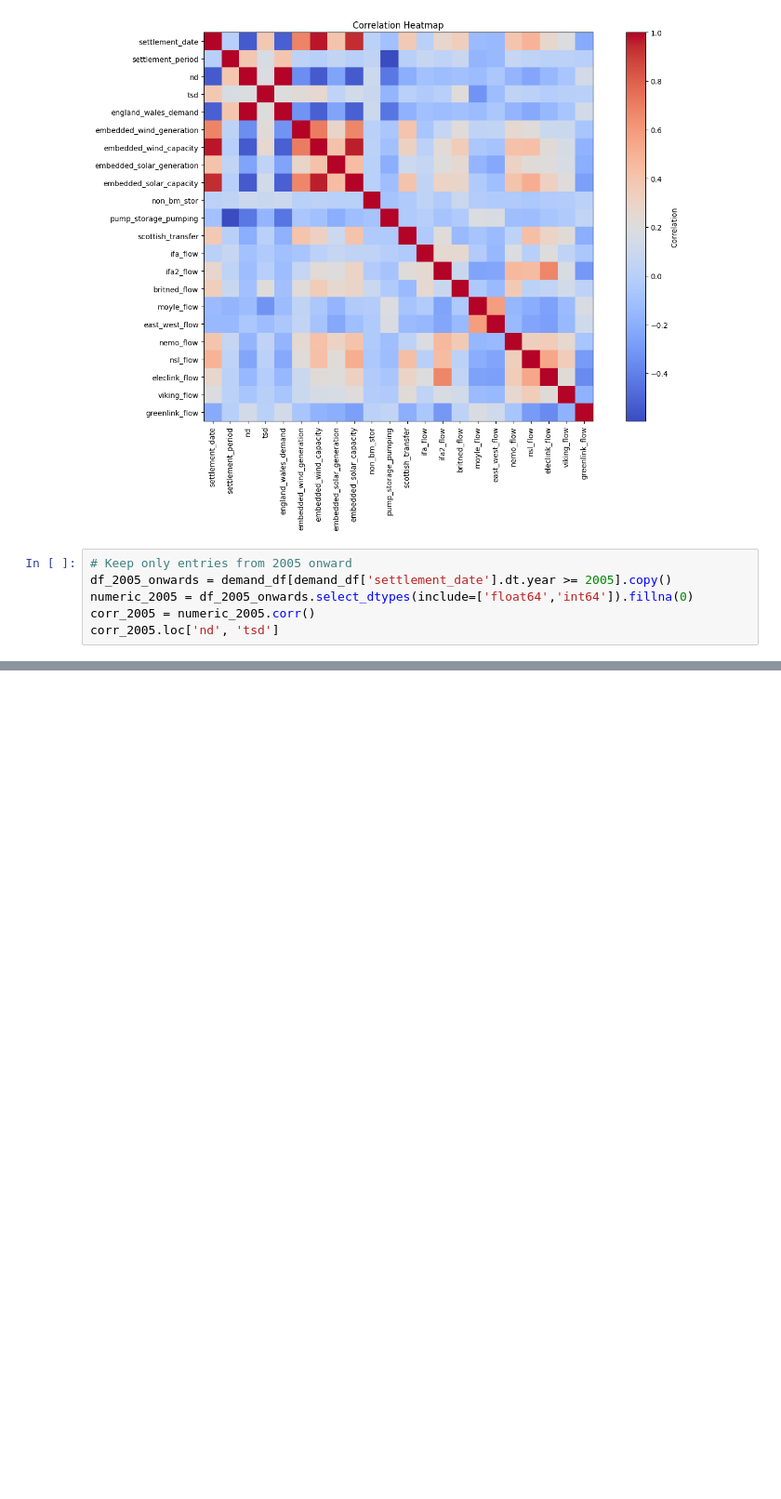
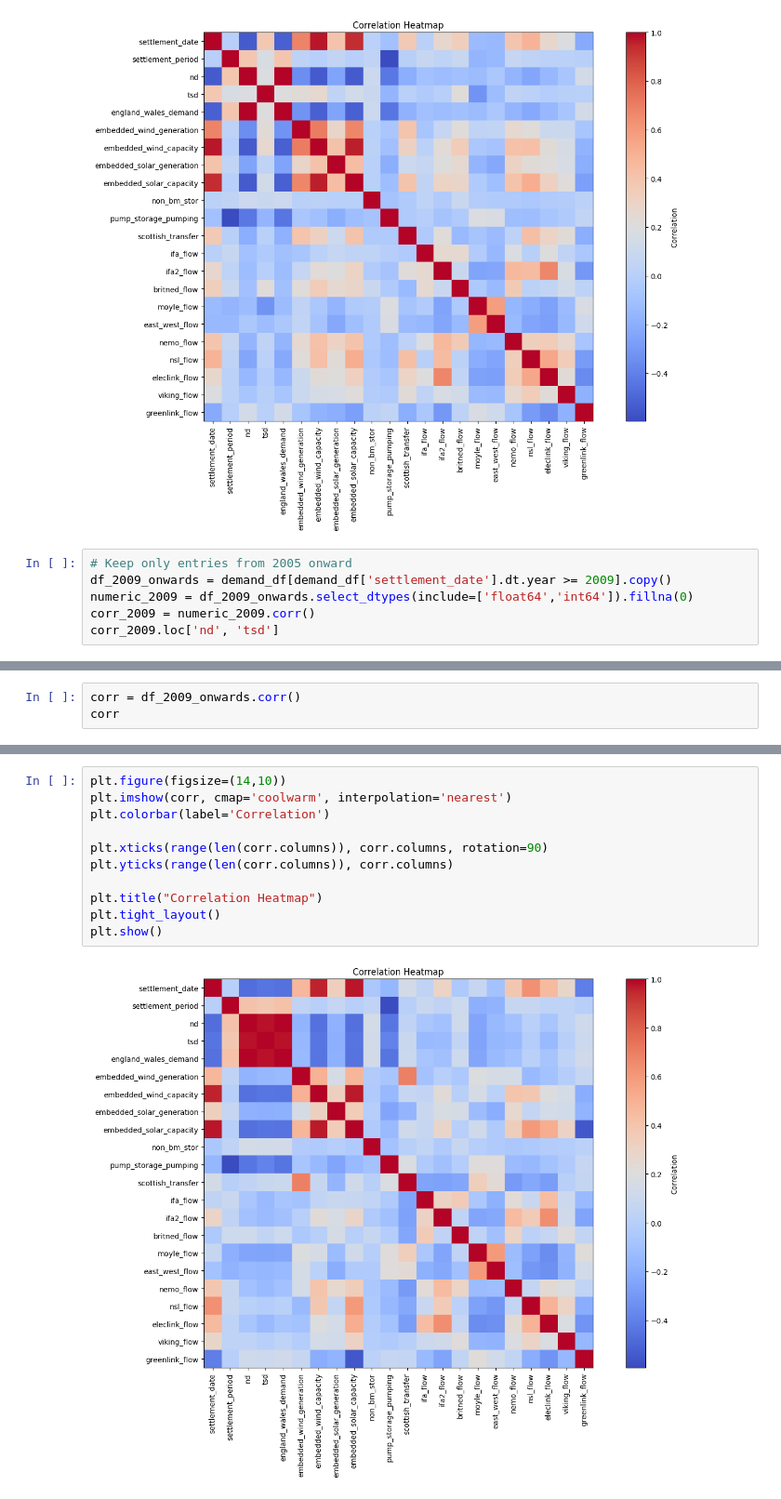
Before and after one commit to TiebeG/CloudAI-Project, a Jupyter notebook: Exploring/EDAgraphs Historic Demand data.ipynb, the cells around one changed output, grey strips where cells are left out. Shown: that part at 93% size. Drawn from its saved outputs; the diff is of its cells as text; blank space fills up the shorter version.

Commit message:
heatmap correlations

```diff
--- a/Exploring/EDAgraphs Historic Demand data.ipynb
+++ b/Exploring/EDAgraphs Historic Demand data.ipynb
@@ -185,8 +185,8 @@ plt.show()
 [figure]
 # %%
 # Keep only entries from 2005 onward
-df_2005_onwards = demand_df[demand_df['settlement_date'].dt.year >= 2005].copy()
-numeric_2005 = df_2005_onwards.select_dtypes(include=['float64','int64']).fillna(0)
-corr_2005 = numeric_2005.corr()
-corr_2005.loc['nd', 'tsd']
+df_2009_onwards = demand_df[demand_df['settlement_date'].dt.year >= 2009].copy()
+numeric_2009 = df_2009_onwards.select_dtypes(include=['float64','int64']).fillna(0)
+corr_2009 = numeric_2009.corr()
+corr_2009.loc['nd', 'tsd']
 # %% [output]
@@ -193,0 +194,3 @@ np.float64(0.8199059268631986)
+# %%
+corr = df_2009_onwards.corr()
+corr
@@ -193,0 +216,13 @@ np.float64(0.8199059268631986)
+# %%
+plt.figure(figsize=(14,10))
+plt.imshow(corr, cmap='coolwarm', interpolation='nearest')
+plt.colorbar(label='Correlation')
+
+plt.xticks(range(len(corr.columns)), corr.columns, rotation=90)
+plt.yticks(range(len(corr.columns)), corr.columns)
+
+plt.title("Correlation Heatmap")
+plt.tight_layout()
+plt.show()
+# %% [output]
+[figure, added]
```
Also changed, not shown: parts of 2 cells of this notebook.
